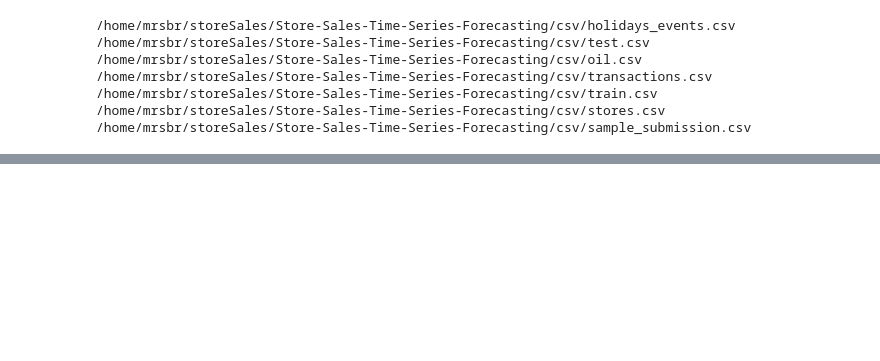
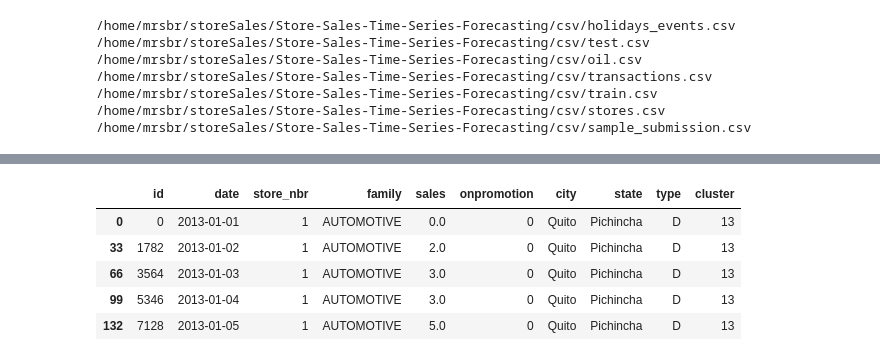
Before and after one commit to sbrcck/Store-Sales-Time-Series-Forecasting, a Jupyter notebook: Store-Sales-Time-Series-Forecasting.ipynb, the cells around one changed output, grey strips where cells are left out. Saved outputs shown, nothing was run; the diff lists cells and outputs as text; code cells hidden in the pictures; blank space fills up the shorter version.

```diff
--- a/Store-Sales-Time-Series-Forecasting.ipynb
+++ b/Store-Sales-Time-Series-Forecasting.ipynb
@@ -34,0 +64,3 @@ None
+# %%
+df_stores = pd.read_csv('/home/mrsbr/storeSales/Store-Sales-Time-Series-Forecasting/csv/stores.csv')
+display(df_stores.head())
@@ -34,0 +123,14 @@ None
+# %%
+train_merged = pd.merge(df_train, df_stores, on ='store_nbr')
+train_merged = train_merged.sort_values(["store_nbr","family","date"])
+train_merged = train_merged.astype({"store_nbr":'str', "family":'str', "city":'str',
+                          "state":'str', "type":'str', "cluster":'str'})
+
+display(train_merged.head())
+# %% [output]
+|  | id | date | store_nbr | family | sales | onpromotion | city | state | type | cluster |
+| 0 | 0 | 2013-01-01 | 1 | AUTOMOTIVE | 0.0 | 0 | Quito | Pichincha | D | 13 |
+| 33 | 1782 | 2013-01-02 | 1 | AUTOMOTIVE | 2.0 | 0 | Quito | Pichincha | D | 13 |
+| 66 | 3564 | 2013-01-03 | 1 | AUTOMOTIVE | 3.0 | 0 | Quito | Pichincha | D | 13 |
+| 99 | 5346 | 2013-01-04 | 1 | AUTOMOTIVE | 3.0 | 0 | Quito | Pichincha | D | 13 |
+| 132 | 7128 | 2013-01-05 | 1 | AUTOMOTIVE | 5.0 | 0 | Quito | Pichincha | D | 13 |
```
Also changed, not shown: parts of 18 cells of this notebook.
